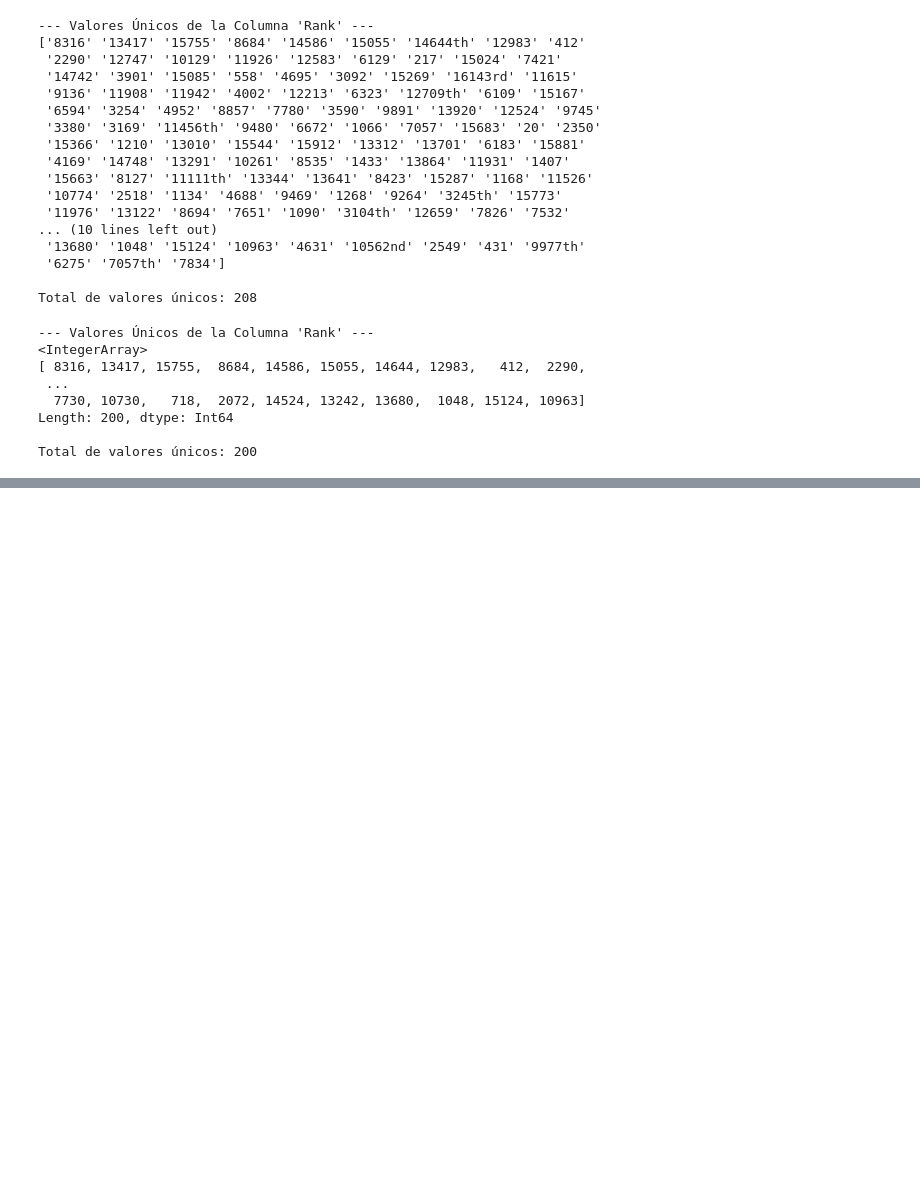
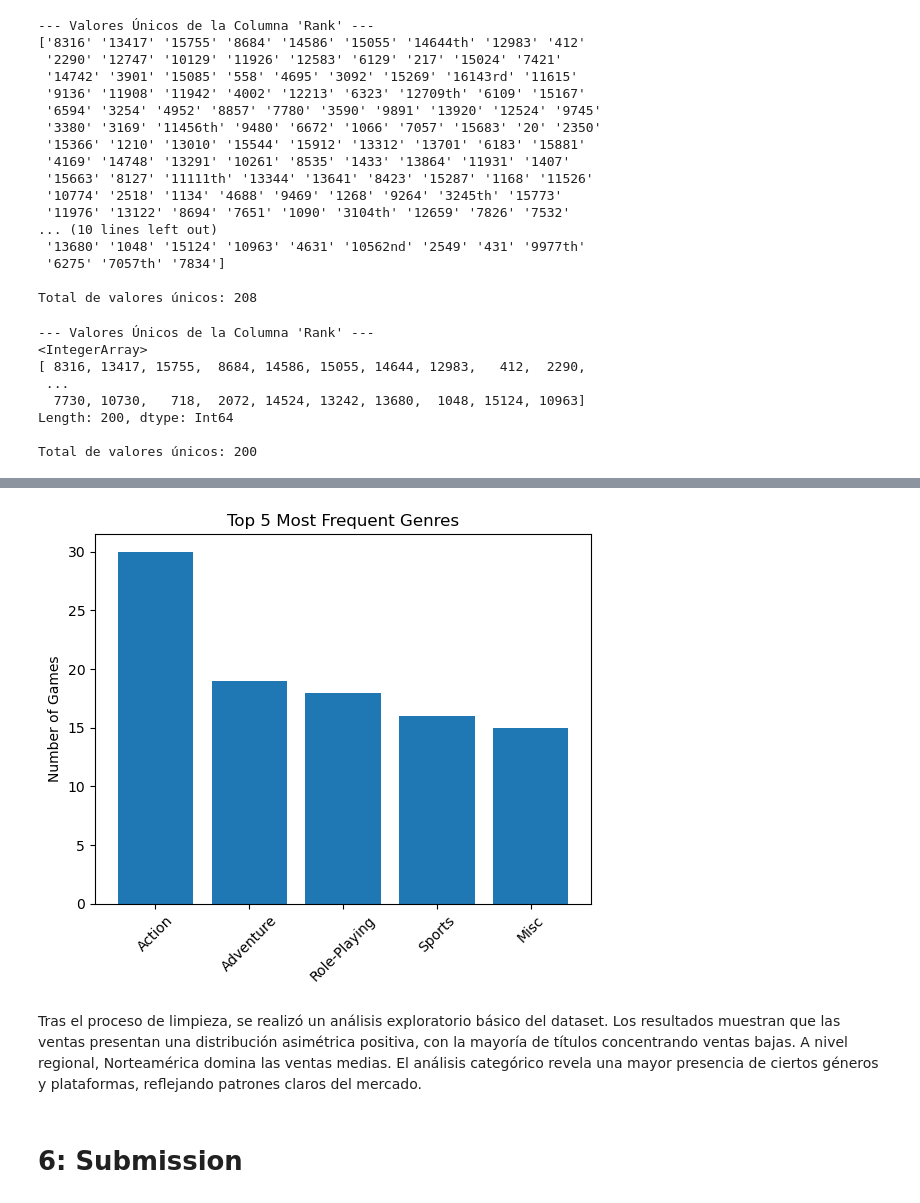
Before and after one commit to GabriTenreiro/Task_1.4_Data_Wrangling_Challenge_-DirtyData-_Exercise, a Jupyter notebook: datacleaner/cleaner.ipynb, the cells around one changed output, grey strips where cells are left out. Drawn from its saved outputs; the diff is of its cells as text; code cells hidden in the pictures; blank space fills up the shorter version.

```diff
--- a/datacleaner/cleaner.ipynb
+++ b/datacleaner/cleaner.ipynb
@@ -282,0 +481,12 @@ Total de valores únicos: 200
+# %%
+top_genres = df_clean['Genre'].value_counts().head(5)
+
+plt.bar(top_genres.index, top_genres.values)
+plt.title('Top 5 Most Frequent Genres')
+plt.ylabel('Number of Games')
+plt.xticks(rotation=45)
+plt.show()
+# %% [output]
+[figure, added]
+# %% [markdown]
+Tras el proceso de limpieza, se realizó un análisis exploratorio básico del dataset. Los resultados muestran que las ventas presentan una distribución asimétrica positiva, con la mayoría de títulos concentrando ventas bajas. A nivel regional, Norteamérica domina las ventas medias. El análisis categórico revela una mayor presencia de ciertos géneros y plataformas, reflejando patrones claros del mercado.
@@ -282,0 +495,2 @@ Total de valores únicos: 200
+# %% [markdown]
+#  6: Submission
```
Also changed, not shown: parts of 17 cells of this notebook.
